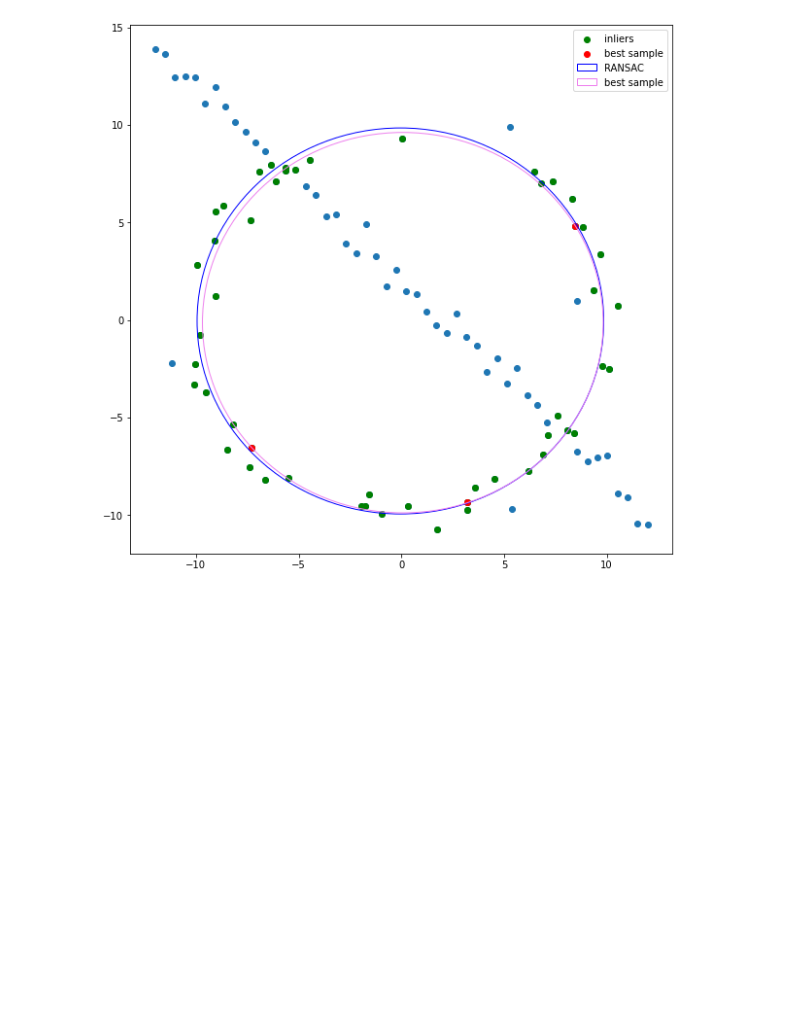
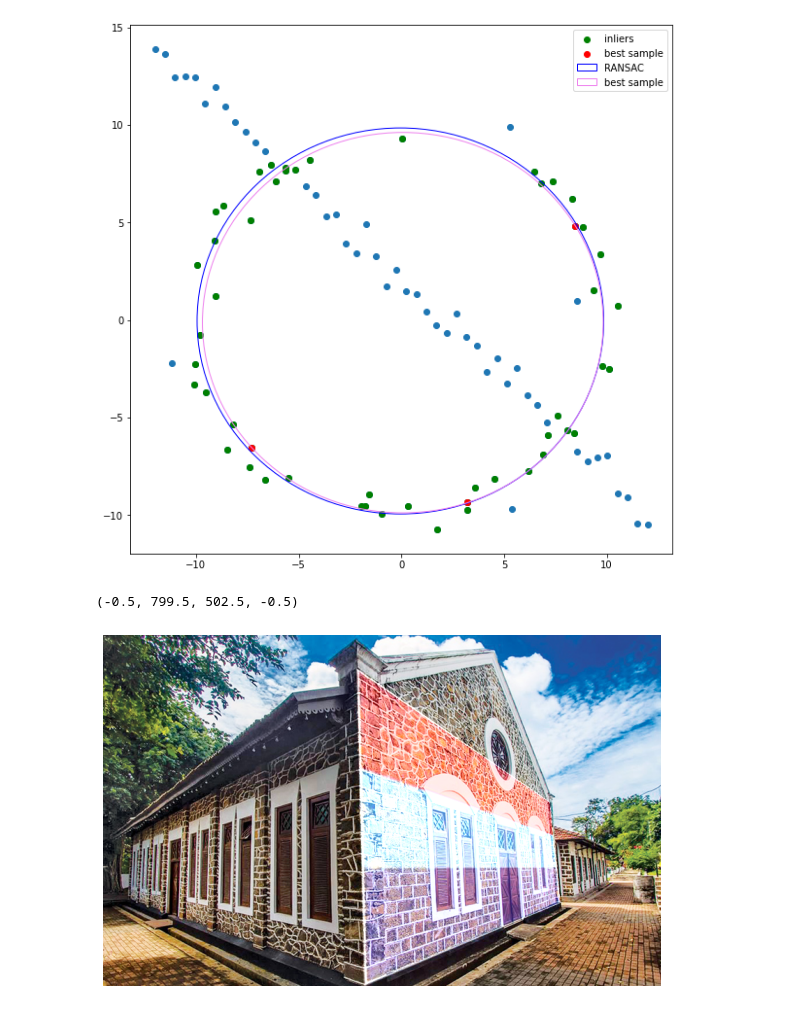
Before and after one commit to CSL9969/EN2550_Image_Processing, a Jupyter notebook: assignment2.ipynb, the cells around one changed output. Cells and saved outputs as stored; diff of their text form; code cells hidden in the pictures; blank space fills up the shorter version.

```diff
--- a/assignment2.ipynb
+++ b/assignment2.ipynb
@@ -91,3 +91,50 @@ ax.legend()
 51
 <matplotlib.legend.Legend at 0x...>
 [figure]
+# %%
+import numpy as np
+import cv2 as cv
+from scipy.optimize import minimize
+from scipy import linalg
+import matplotlib.pyplot as plt
+
+
+def click(event , x , y ,flags , parameters):
+    global points2 , img2
+    if event == cv.EVENT_LBUTTONDOWN:
+        points2.append([x,y])
+
+
+img1 = cv.imread(r'./images/flag.jpg')
+assert img1 is not None
+img2 = cv.imread(r'./images/main hall.jpg')
+assert img2 is not None
+
+size = img1.shape[:2]
+points1 = np.array([[0,0], [size[1]-1,0], [size[1]-1,size[0]-1], [0,size[0]-1]] , dtype = np.float32)
+points2 = []
+
+cv.namedWindow('Image', cv.WINDOW_AUTOSIZE)
+cv.imshow('Image' , img2)
+cv.setMouseCallback('Image' , click)
+cv.waitKey(0)
+cv.destroyAllWindows()
+
+points2 = np.array(points2 , dtype = np.float32)
+
+H , mask = cv.findHomography(points1 ,np.float32(points2))
+img_p = cv.warpPerspective(img1, H, (img2.shape[1], img2.shape[0]))
+img_blended = cv.addWeighted(img2, 1, img_p, 1, 1)
+
+
+cv.namedWindow('Image', cv.WINDOW_AUTOSIZE)
+cv.imshow('Image' , img_blended)
+cv.waitKey(0)
+cv.destroyAllWindows()
+
+fig , ax = plt.subplots(figsize=(10,10))
+ax.imshow(cv.cvtColor(img_blended , cv.COLOR_BGR2RGB))
+ax.axis('off')
+# %% [output]
+(-0.5, 799.5, 502.5, -0.5)
+[figure, added]
```
